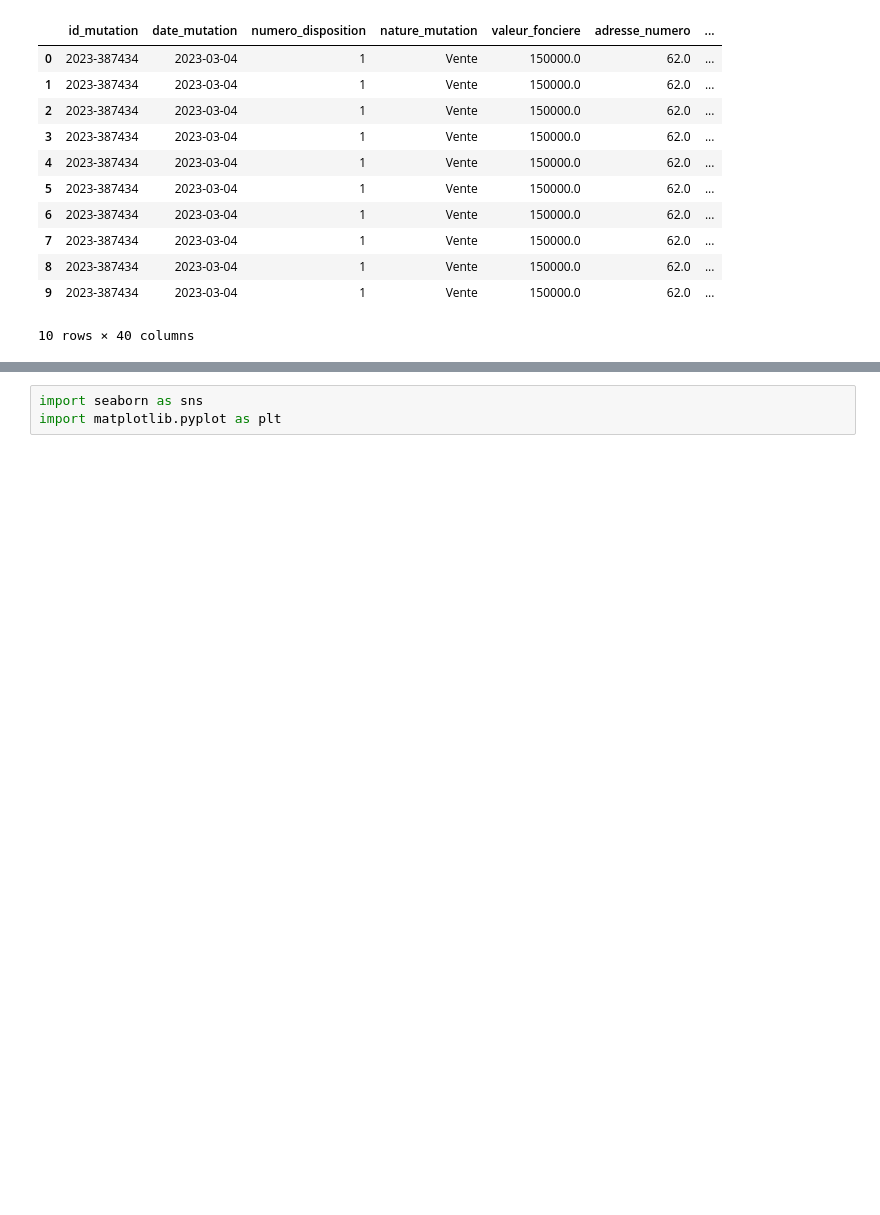
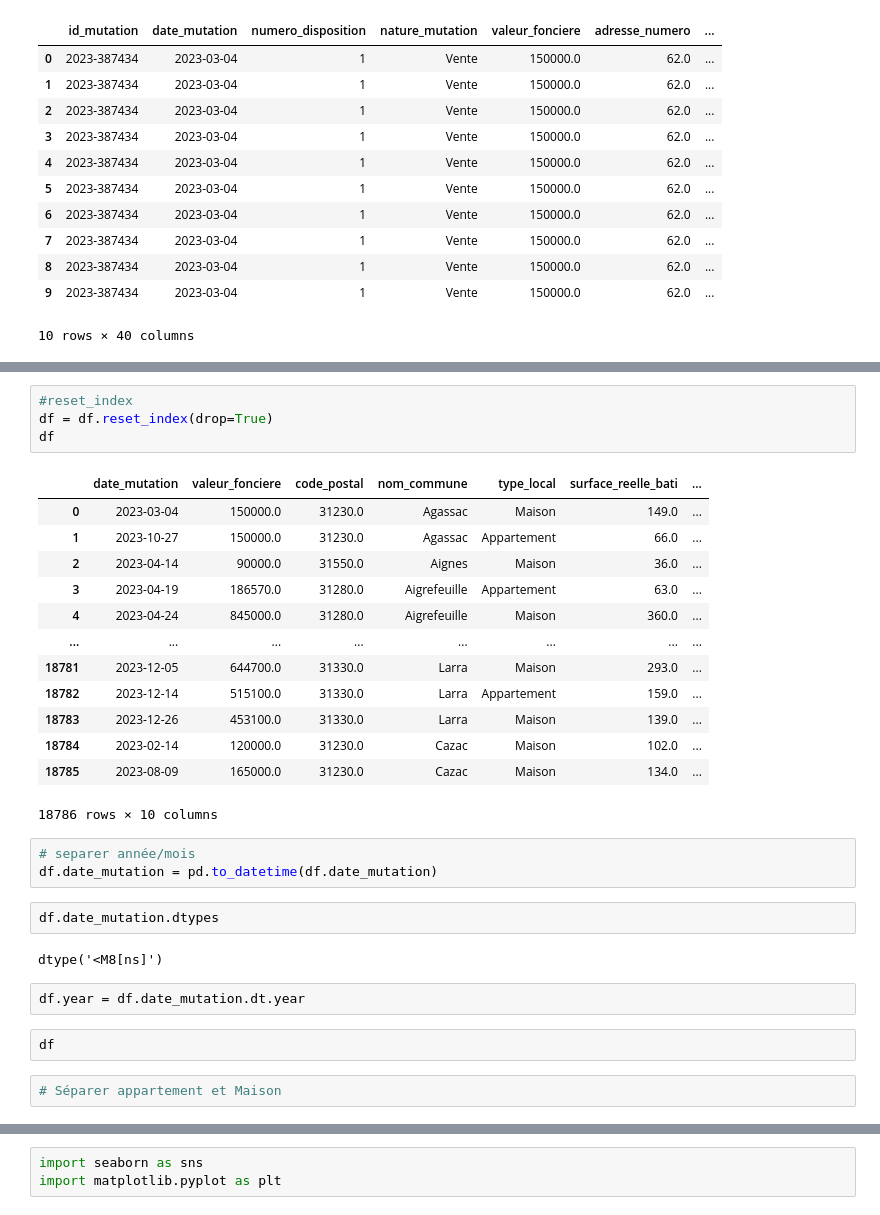
Before and after one commit to MelanieP31/Project_ML_HousePrice, a Jupyter notebook: House_Price_Toulouse/test1.ipynb, the cells around one changed output, grey strips where cells are left out. Drawn from its saved outputs; the diff is of its cells as text; blank space fills up the shorter version.

```diff
--- a/House_Price_Toulouse/test1.ipynb
+++ b/House_Price_Toulouse/test1.ipynb
@@ -186,0 +128,31 @@ df_final
+# %%
+#reset_index
+df = df.reset_index(drop=True)
+df
+# %% [output]
+|  | date_mutation | valeur_fonciere | code_postal | nom_commune | type_local | surface_reelle_bati | ... |
+| 0 | 2023-03-04 | 150000.0 | 31230.0 | Agassac | Maison | 149.0 | ... |
+| 1 | 2023-10-27 | 150000.0 | 31230.0 | Agassac | Appartement | 66.0 | ... |
+| 2 | 2023-04-14 | 90000.0 | 31550.0 | Aignes | Maison | 36.0 | ... |
+| 3 | 2023-04-19 | 186570.0 | 31280.0 | Aigrefeuille | Appartement | 63.0 | ... |
+| 4 | 2023-04-24 | 845000.0 | 31280.0 | Aigrefeuille | Maison | 360.0 | ... |
+| ... | ... | ... | ... | ... | ... | ... | ... |
+| 18781 | 2023-12-05 | 644700.0 | 31330.0 | Larra | Maison | 293.0 | ... |
+| 18782 | 2023-12-14 | 515100.0 | 31330.0 | Larra | Appartement | 159.0 | ... |
+| 18783 | 2023-12-26 | 453100.0 | 31330.0 | Larra | Maison | 139.0 | ... |
+| 18784 | 2023-02-14 | 120000.0 | 31230.0 | Cazac | Maison | 102.0 | ... |
+| 18785 | 2023-08-09 | 165000.0 | 31230.0 | Cazac | Maison | 134.0 | ... |
+18786 rows × 10 columns
+# %%
+# separer année/mois
+df.date_mutation = pd.to_datetime(df.date_mutation)
+# %%
+df.date_mutation.dtypes
+# %% [output]
+dtype('<M8[ns]')
+# %%
+df.year = df.date_mutation.dt.year
+# %%
+df
+# %%
+# Séparer appartement et Maison
```
Also changed, not shown: parts of 37 cells of this notebook, 5 other files.
